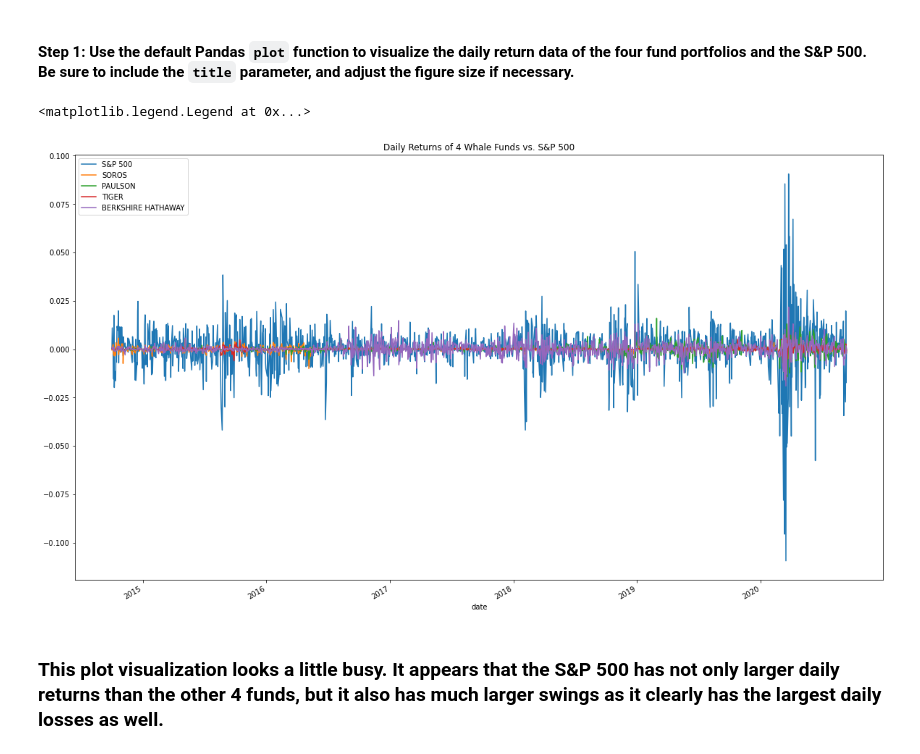
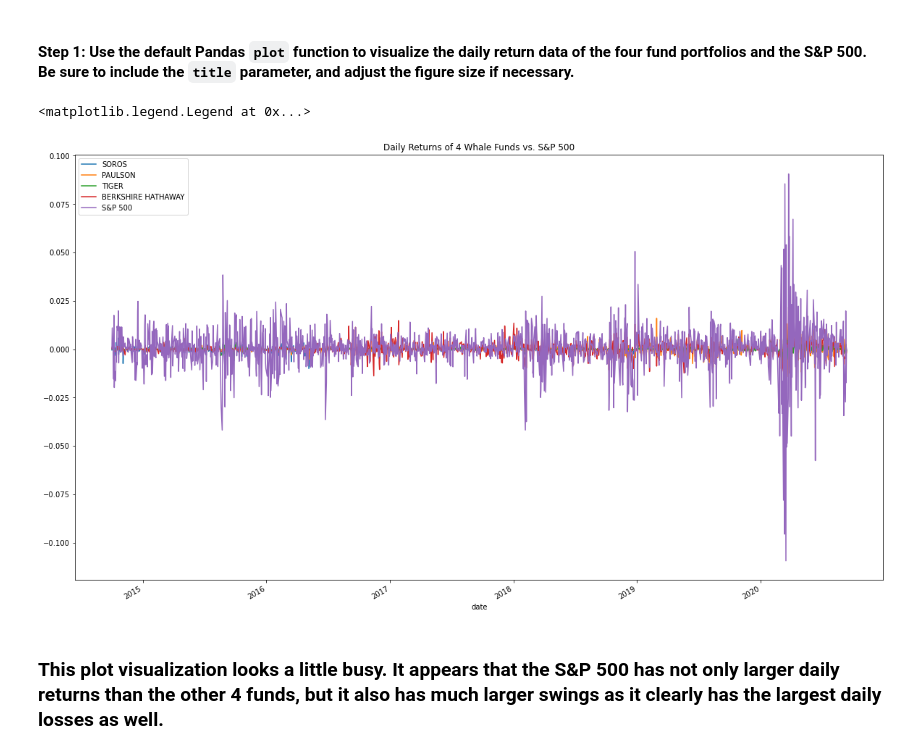
Before and after one commit to jasonbucks/Module_4, a Jupyter notebook: risk_return_analysis.ipynb, the cells around one changed output. Cells and saved outputs as stored; diff of their text form; code cells hidden in the pictures.

```diff
--- a/risk_return_analysis.ipynb
+++ b/risk_return_analysis.ipynb
@@ -158,15 +159,15 @@ Analyze the data to determine if any of the portfolios outperform the broader st
 # %%
 # Plot the daily return data of the 4 funds and the S&P 500
 # Inclue a title parameter and adjust the figure size
-ax = daily_returns_df['S&P 500'].plot(figsize=(20, 12), title="Daily Returns of 4 Whale Funds vs. S&P 500")
-daily_returns_df['SOROS FUND MANAGEMENT LLC'].plot(ax=ax)
+ax = daily_returns_df['SOROS FUND MANAGEMENT LLC'].plot(figsize=(20, 12), title="Daily Returns of 4 Whale Funds vs. S&P 500")
 daily_returns_df['PAULSON & CO.INC.'].plot(ax=ax)
 daily_returns_df['TIGER GLOBAL MANAGEMENT LLC'].plot(ax=ax)
 daily_returns_df['BERKSHIRE HATHAWAY INC'].plot(ax=ax)
-ax.legend(['S&P 500', 'SOROS', 'PAULSON', 'TIGER', 'BERKSHIRE HATHAWAY'])
+daily_returns_df['S&P 500'].plot(ax=ax)
+ax.legend(['SOROS', 'PAULSON', 'TIGER', 'BERKSHIRE HATHAWAY', 'S&P 500'])
 # %% [output]
 <matplotlib.legend.Legend at 0x...>
-[figure, old version]
+[figure, new version]
 # %% [markdown]
 ### This plot visualization looks a little busy.  It appears that the S&P 500 has not only larger daily returns than the other 4 funds, but it also has much larger swings as it clearly has the largest daily losses as well.
 # %% [markdown]
```
Also changed, not shown: parts of 24 cells of this notebook, 6 other files.
